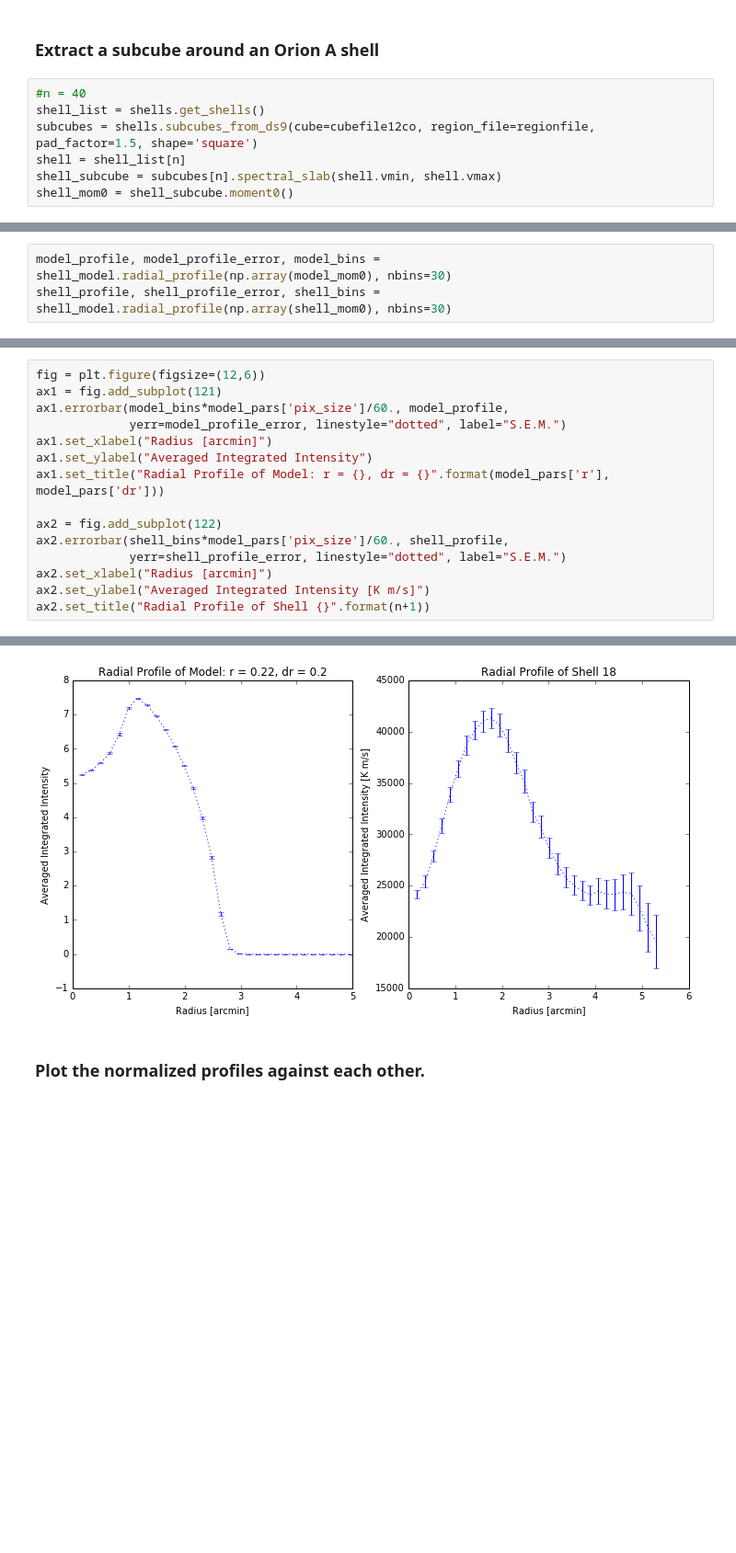
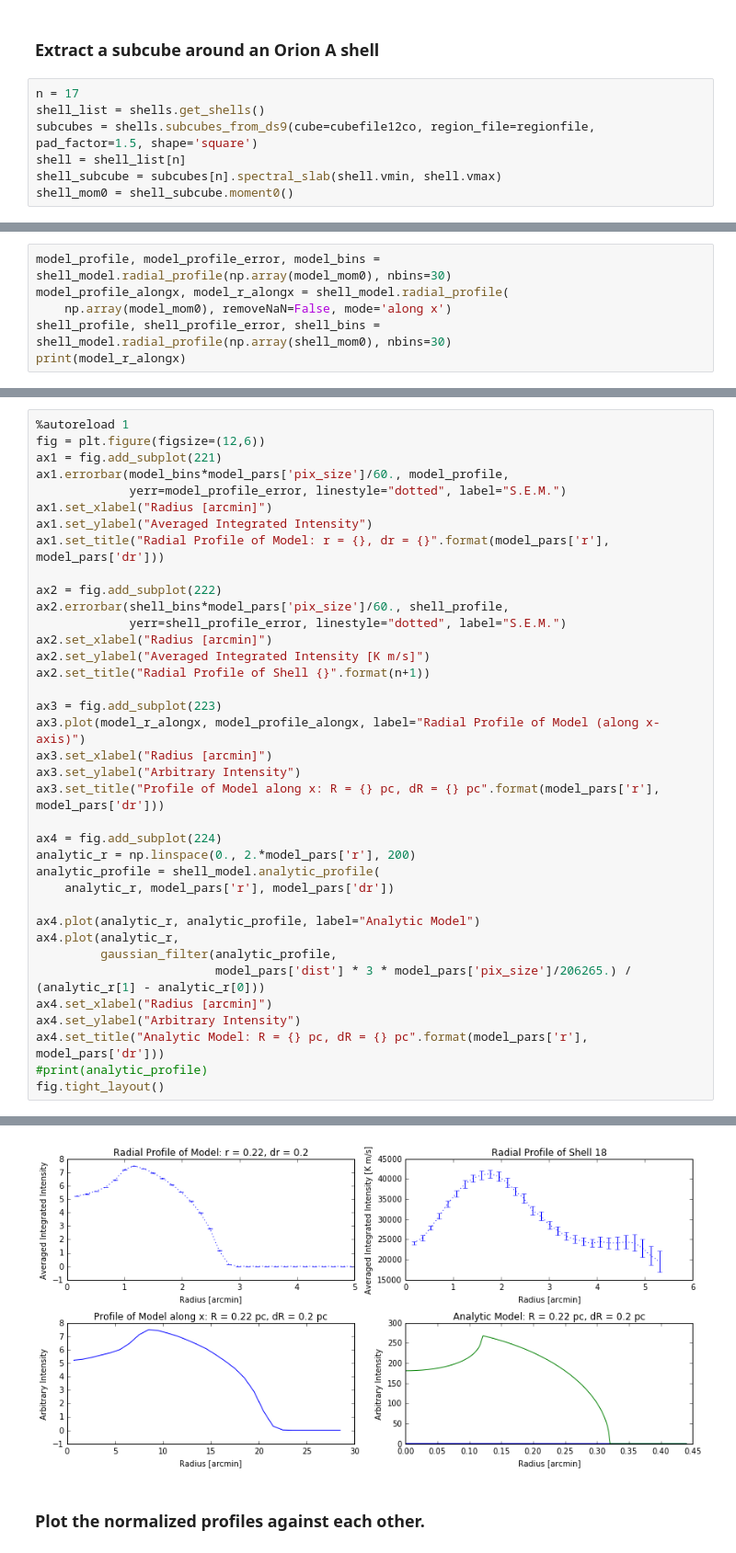
Before and after one commit to jrobbfed/carma, a Jupyter notebook: notebooks/Shell Models Compared to Catalogued Orion A Shells.ipynb, the cells around one changed output, grey strips where cells are left out. Shown at 92% size. Cells and saved outputs as stored; diff of their text form; blank space fills up the shorter version.

Commit message:
Added "alongx" mode to radial_profile function.

```diff
--- a/notebooks/Shell Models Compared to Catalogued Orion A Shells.ipynb
+++ b/notebooks/Shell Models Compared to Catalogued Orion A Shells.ipynb
@@ -115,7 +120,7 @@ INFO: Auto-setting vmax to  8.361e+00 [aplpy.core]
 # %% [markdown]
 ### Extract a subcube around an Orion A shell
 # %%
-#n = 40
+n = 17
 shell_list = shells.get_shells()
 subcubes = shells.subcubes_from_ds9(cube=cubefile12co, region_file=regionfile, pad_factor=1.5, shape='square')
 shell = shell_list[n]
@@ -134,4 +139,7 @@ WARNING: Cannot determine equinox. Assuming J2000. [aplpy.wcs_util]
 [figure]
 # %%
 model_profile, model_profile_error, model_bins = shell_model.radial_profile(np.array(model_mom0), nbins=30)
+model_profile_alongx, model_r_alongx = shell_model.radial_profile(
+    np.array(model_mom0), removeNaN=False, mode='along x')
 shell_profile, shell_profile_error, shell_bins = shell_model.radial_profile(np.array(shell_mom0), nbins=30)
+print(model_r_alongx)
@@ -138,16 +161,38 @@ shell_profile, shell_profile_error, shell_bins = shell_model.radial_profile(np.a
 # %%
+%autoreload 1
 fig = plt.figure(figsize=(12,6))
-ax1 = fig.add_subplot(121)
+ax1 = fig.add_subplot(221)
 ax1.errorbar(model_bins*model_pars['pix_size']/60., model_profile,
              yerr=model_profile_error, linestyle="dotted", label="S.E.M.")
 ax1.set_xlabel("Radius [arcmin]")
 ax1.set_ylabel("Averaged Integrated Intensity")
 ax1.set_title("Radial Profile of Model: r = {}, dr = {}".format(model_pars['r'], model_pars['dr']))
 
-ax2 = fig.add_subplot(122)
+ax2 = fig.add_subplot(222)
 ax2.errorbar(shell_bins*model_pars['pix_size']/60., shell_profile,
              yerr=shell_profile_error, linestyle="dotted", label="S.E.M.")
 ax2.set_xlabel("Radius [arcmin]")
 ax2.set_ylabel("Averaged Integrated Intensity [K m/s]")
 ax2.set_title("Radial Profile of Shell {}".format(n+1))
+
+ax3 = fig.add_subplot(223)
+ax3.plot(model_r_alongx, model_profile_alongx, label="Radial Profile of Model (along x-axis)")
+ax3.set_xlabel("Radius [arcmin]")
+ax3.set_ylabel("Arbitrary Intensity")
+ax3.set_title("Profile of Model along x: R = {} pc, dR = {} pc".format(model_pars['r'], model_pars['dr']))
+
+ax4 = fig.add_subplot(224)
+analytic_r = np.linspace(0., 2.*model_pars['r'], 200)
+analytic_profile = shell_model.analytic_profile(
+    analytic_r, model_pars['r'], model_pars['dr'])
+
+ax4.plot(analytic_r, analytic_profile, label="Analytic Model")
+ax4.plot(analytic_r,
+         gaussian_filter(analytic_profile,
+                         model_pars['dist'] * 3 * model_pars['pix_size']/206265.) / (analytic_r[1] - analytic_r[0]))
+ax4.set_xlabel("Radius [arcmin]")
+ax4.set_ylabel("Arbitrary Intensity")
+ax4.set_title("Analytic Model: R = {} pc, dR = {} pc".format(model_pars['r'], model_pars['dr']))
+#print(analytic_profile)
+fig.tight_layout()
 # %% [output]
@@ -155,4 +199,4 @@ ax2.set_title("Radial Profile of Shell {}".format(n+1))
-[figure, old version]
+[figure, new version]
 # %% [markdown]
 ### Plot the normalized profiles against each other.
 # %%
```
Also changed, not shown: parts of 6 cells of this notebook, 1 other file.
